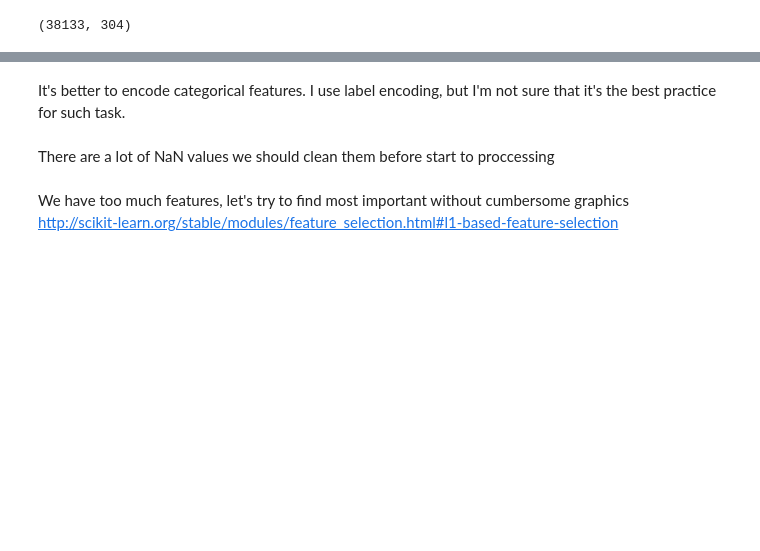
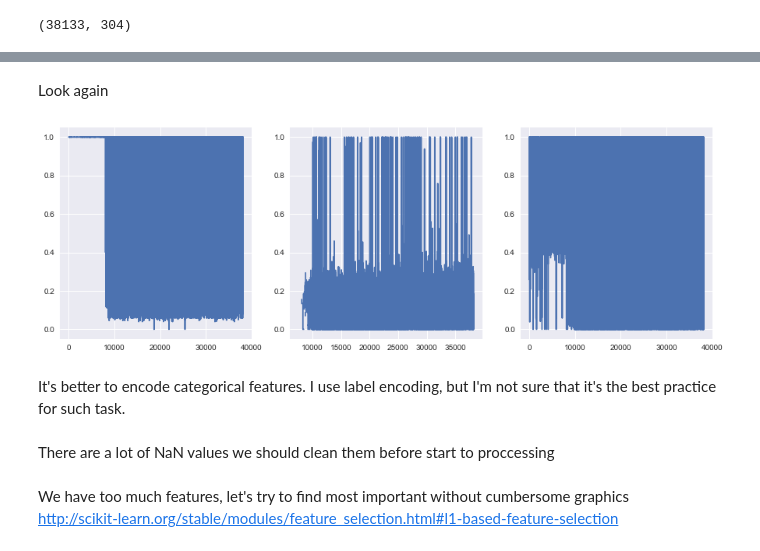
Before and after one commit to kirilldolmatov/SRHM, a Jupyter notebook: SRHM.ipynb, the cells around one changed output, grey strips where cells are left out. Drawn from its saved outputs; the diff is of its cells as text; code cells hidden in the pictures; blank space fills up the shorter version.

```diff
--- a/SRHM.ipynb
+++ b/SRHM.ipynb
@@ -217,3 +238,26 @@ all_df['rel_ekder_part'] = all_df['ekder_all'] / all_df['full_all'].astype(float
+# %%
+all_df['max_floor'] = all_df[['floor', 'max_floor']].max(axis=1)
+all_df['full_sq'] = all_df[['kitch_sq', 'life_sq', 'full_sq']].max(axis=1)
+all_df['life_sq'] = all_df[['kitch_sq', 'life_sq']].max(axis=1)
+
+all_df['rel_floor'] = all_df['floor'] / all_df['max_floor'].astype(float)
+all_df['rel_kitch_sq'] = all_df['kitch_sq'] / all_df['full_sq'].astype(float)
+all_df['rel_life_sq'] = all_df['life_sq'] / all_df['full_sq'].astype(float)
+# %% [markdown]
+Look again
+# %%
+f, ax = plt.subplots(figsize=(15, 5))
+
+plt.subplot(131)
+plt.plot(all_df['rel_floor'])
+
+plt.subplot(132)
+plt.plot(all_df['rel_kitch_sq'])
+
+plt.subplot(133)
+plt.plot(all_df['rel_life_sq']);
+# %% [output]
+[figure, added]
 # %% [markdown]
 It's better to encode categorical features. I use label encoding, but I'm not sure that it's the best practice for such task.
 # %%
```
Also changed, not shown: parts of 17 cells of this notebook.
